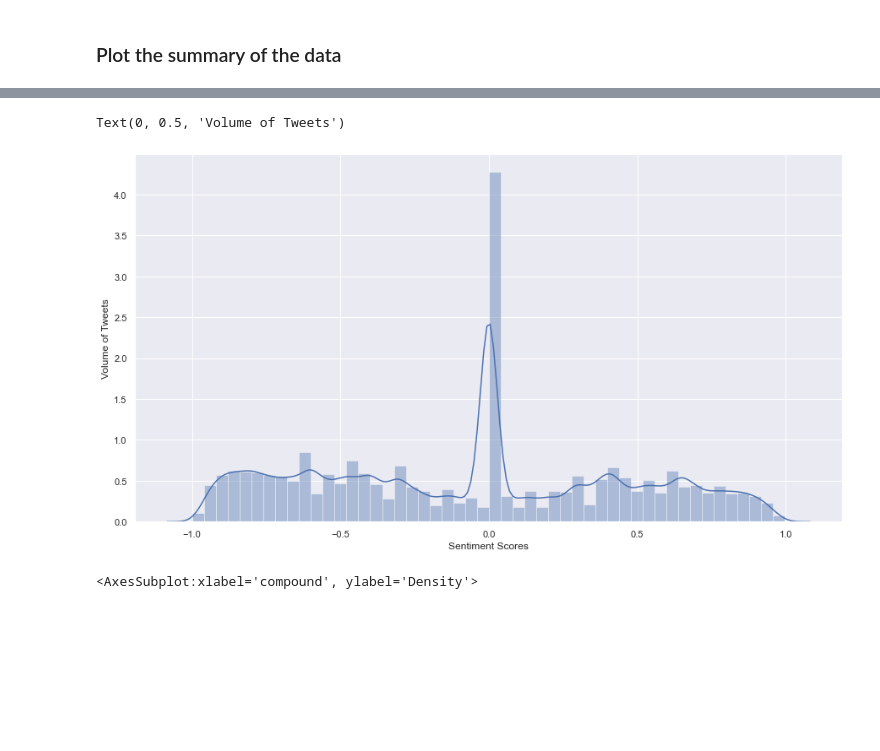
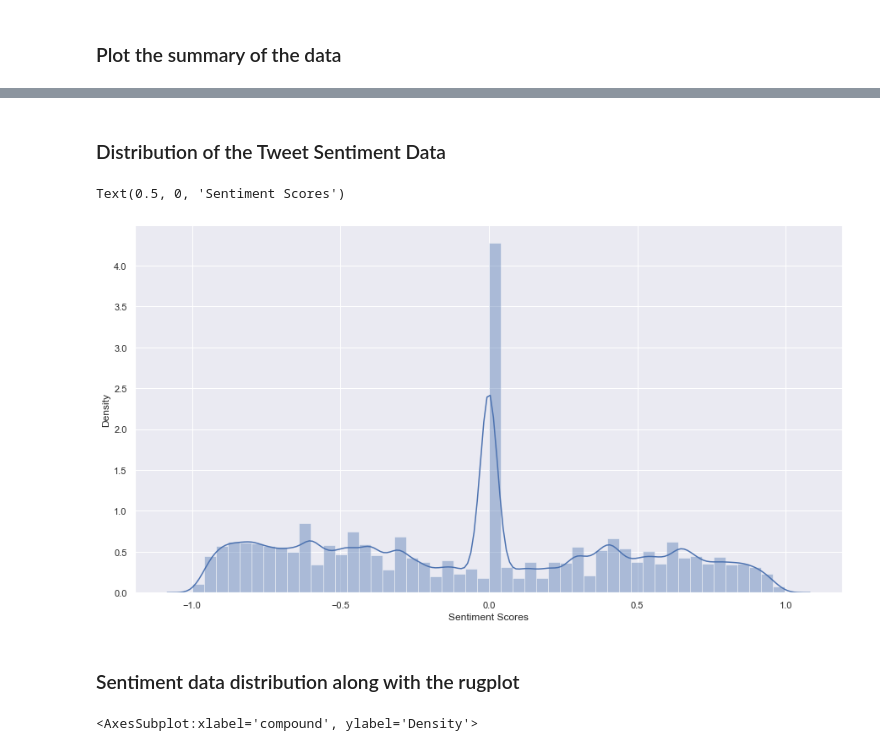
Before and after one commit to aduchini/Final_project, a Jupyter notebook: twitter_data_characteristics_and_hashtag_wordcloud.ipynb, the cells around one changed output, grey strips where cells are left out. Drawn from its saved outputs; the diff is of its cells as text; code cells hidden in the pictures; blank space fills up the shorter version.

```diff
--- a/twitter_data_characteristics_and_hashtag_wordcloud.ipynb
+++ b/twitter_data_characteristics_and_hashtag_wordcloud.ipynb
@@ -44,7 +37,7 @@ Successfully installed plotly-5.6.0 tenacity-8.0.1
 # %% [markdown]
 ### Load the Dataset
 # %%
-sentiment_data_df = pd.read_csv("Datasets_Final_Project/tweet_sentiments_with_additional_countries_with_0.3_bins.csv")
+sentiment_data_df = pd.read_csv("Datasets/TwitterSentimentAnalysis/Datasets_Final_Project/tweet_sentiments_with_additional_countries_with_0.3_bins.csv")
 sentiment_data_df.head(3)
 # %% [output]
 |  | tweetcreatedts | text | location | hashtags | retweetcount | favorite_count | country | neg | neu | ... |
@@ -85,12 +78,0 @@ Text(0.5, 0, 'Sentiment Score')
-# %%
-# plot a boxplot
-sentiment_scores = sentiment_data_df['compound']
-
-box_props = dict(color="black",linewidth=1.5)
-median_props = dict(color="orange",linewidth=1.5)
-mean_props = dict(markerfacecolor='green',marker='^')
-grid_props = dict(c='grey',linewidth=0.5)
-sentiment_scores.plot(kind = 'box',meanprops=mean_props,showmeans=True,medianprops=median_props,boxprops=box_props,grid=True,figsize=(10,12))
-plt.pyplot.title('Sentiment Data Distribution',fontsize=16, c = 'blue')
-plt.pyplot.xlabel('Compound Sentiment Score Boxplot',fontsize=13, c = 'blue')
-plt.pyplot.ylabel('Sentiment Score',fontsize=13, c = 'blue')
@@ -100,9 +79,13 @@ Text(0, 0.5, 'Sentiment Score')
+# %% [markdown]
+### Distribution of the Tweet Sentiment Data
 # %%
+# using seaborn library for visualization for histogram of data distribution
 sns.set(rc = {'figure.figsize':(15,8)})
 p = sns.distplot(sentiment_scores)
 p.set_xlabel('Sentiment Scores')
-p.set_ylabel('Volume of Tweets')
 # %% [output]
-Text(0, 0.5, 'Volume of Tweets')
+Text(0.5, 0, 'Sentiment Scores')
-[figure, old version]
+[figure, new version]
+# %% [markdown]
+### Sentiment data distribution along with the rugplot
 # %%
```
Also changed, not shown: parts of 20 cells of this notebook.
